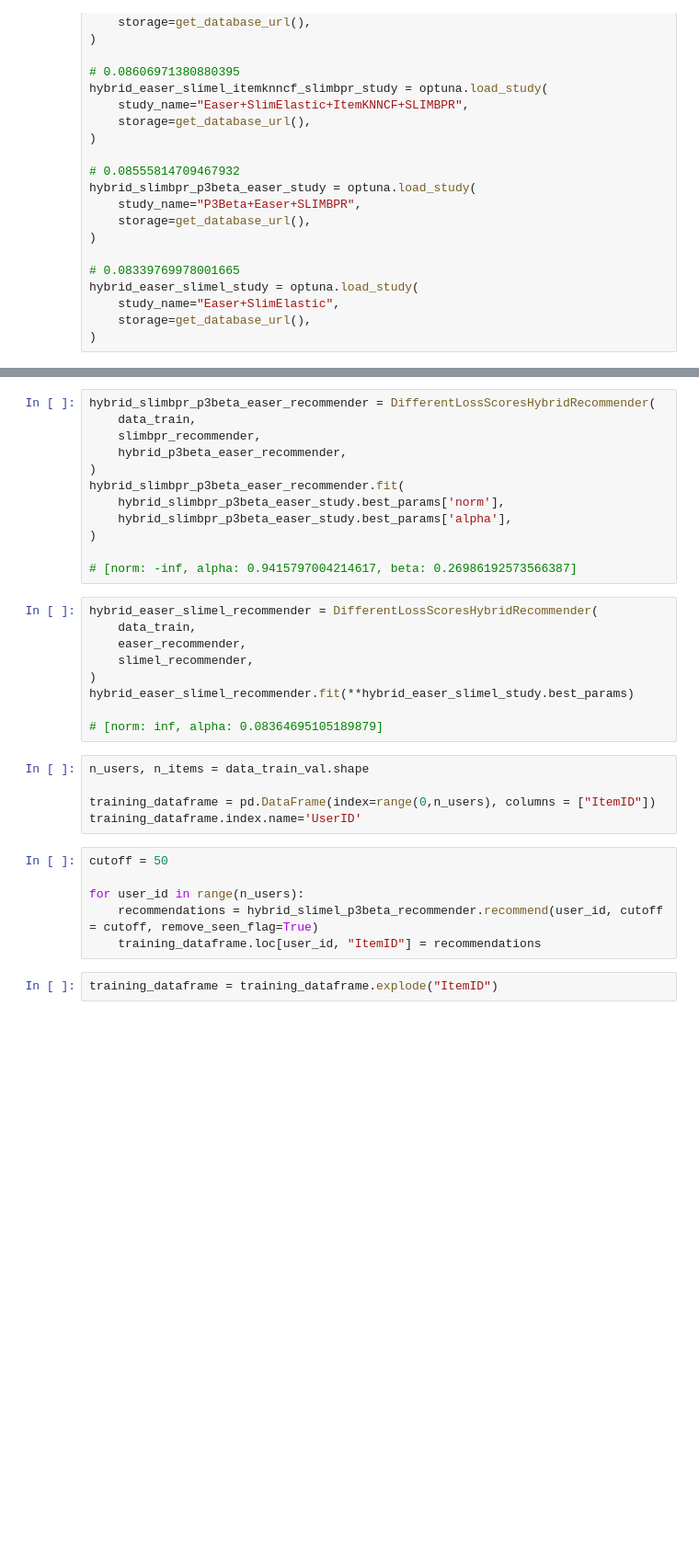
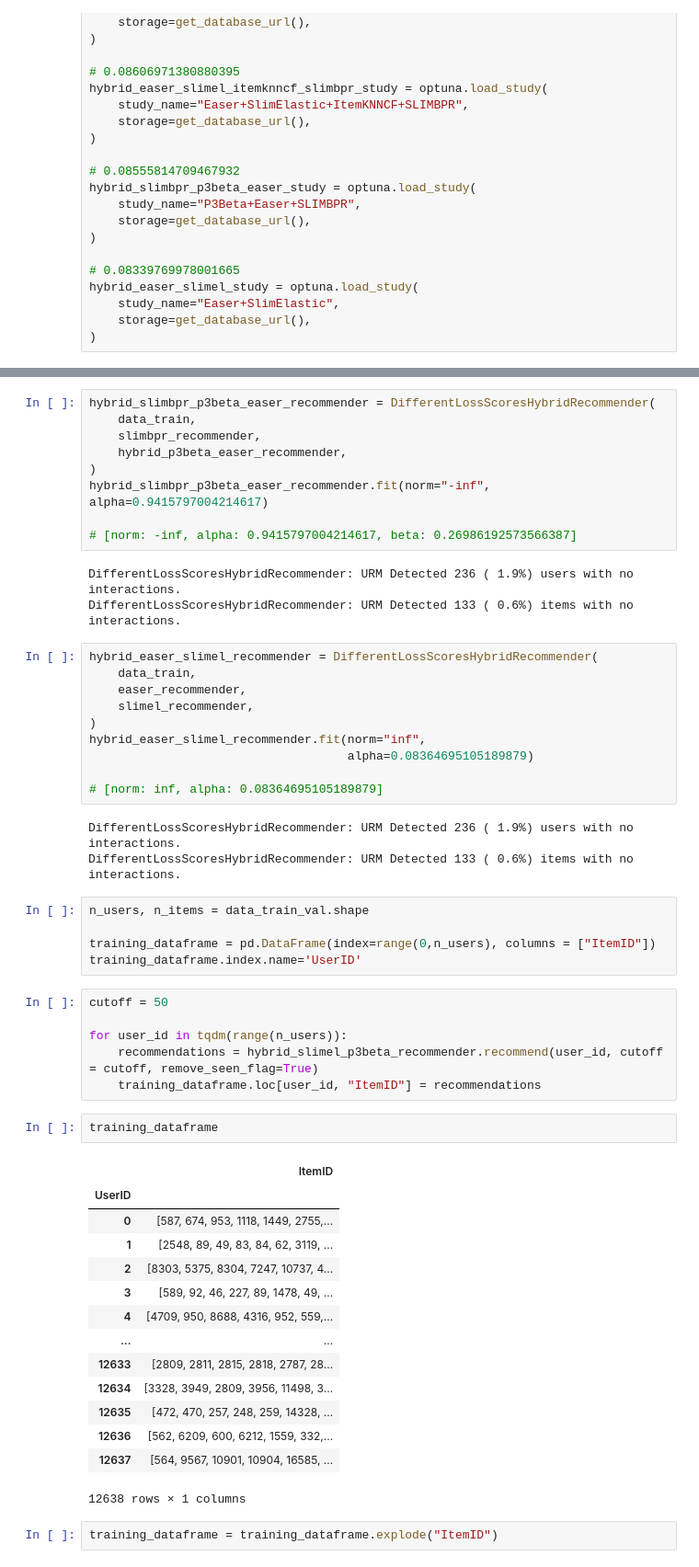
Before and after one commit to kiinami/rcs, a Jupyter notebook: fm_win.ipynb, the cells around one changed output, grey strips where cells are left out. Shown at 92% size. Drawn from its saved outputs; the diff is of its cells as text; blank space fills up the shorter version.

```diff
--- a/fm_win.ipynb
+++ b/fm_win.ipynb
@@ -238,21 +318,25 @@ hybrid_slimbpr_p3beta_easer_recommender = DifferentLossScoresHybridRecommender(
     slimbpr_recommender,
     hybrid_p3beta_easer_recommender,
 )
-hybrid_slimbpr_p3beta_easer_recommender.fit(
-    hybrid_slimbpr_p3beta_easer_study.best_params['norm'],
-    hybrid_slimbpr_p3beta_easer_study.best_params['alpha'],
-)
+hybrid_slimbpr_p3beta_easer_recommender.fit(norm="-inf", alpha=0.9415797004214617)
 
 # [norm: -inf, alpha: 0.9415797004214617, beta: 0.26986192573566387]
+# %% [output]
+DifferentLossScoresHybridRecommender: URM Detected 236 ( 1.9%) users with no interactions.
+DifferentLossScoresHybridRecommender: URM Detected 133 ( 0.6%) items with no interactions.
 # %%
 hybrid_easer_slimel_recommender = DifferentLossScoresHybridRecommender(
     data_train,
     easer_recommender,
     slimel_recommender,
 )
-hybrid_easer_slimel_recommender.fit(**hybrid_easer_slimel_study.best_params)
+hybrid_easer_slimel_recommender.fit(norm="inf",
+                                    alpha=0.08364695105189879)
 
 # [norm: inf, alpha: 0.08364695105189879]
+# %% [output]
+DifferentLossScoresHybridRecommender: URM Detected 236 ( 1.9%) users with no interactions.
+DifferentLossScoresHybridRecommender: URM Detected 133 ( 0.6%) items with no interactions.
 # %%
 n_users, n_items = data_train_val.shape
 
@@ -261,9 +345,26 @@ training_dataframe.index.name='UserID'
 # %%
 cutoff = 50
 
-for user_id in range(n_users):
+for user_id in tqdm(range(n_users)):
     recommendations = hybrid_slimel_p3beta_recommender.recommend(user_id, cutoff = cutoff, remove_seen_flag=True)
     training_dataframe.loc[user_id, "ItemID"] = recommendations
+# %%
+training_dataframe
+# %% [output]
+|  | ItemID |
+| UserID |  |
+| 0 | [587, 674, 953, 1118, 1449, 2755,... |
+| 1 | [2548, 89, 49, 83, 84, 62, 3119, ... |
+| 2 | [8303, 5375, 8304, 7247, 10737, 4... |
+| 3 | [589, 92, 46, 227, 89, 1478, 49, ... |
+| 4 | [4709, 950, 8688, 4316, 952, 559,... |
+| ... | ... |
+| 12633 | [2809, 2811, 2815, 2818, 2787, 28... |
+| 12634 | [3328, 3949, 2809, 3956, 11498, 3... |
+| 12635 | [472, 470, 257, 248, 259, 14328, ... |
+| 12636 | [562, 6209, 600, 6212, 1559, 332,... |
+| 12637 | [564, 9567, 10901, 10904, 16585, ... |
+12638 rows × 1 columns
 # %%
 training_dataframe = training_dataframe.explode("ItemID")
 # %%
```
Also changed, not shown: parts of 21 cells of this notebook.
